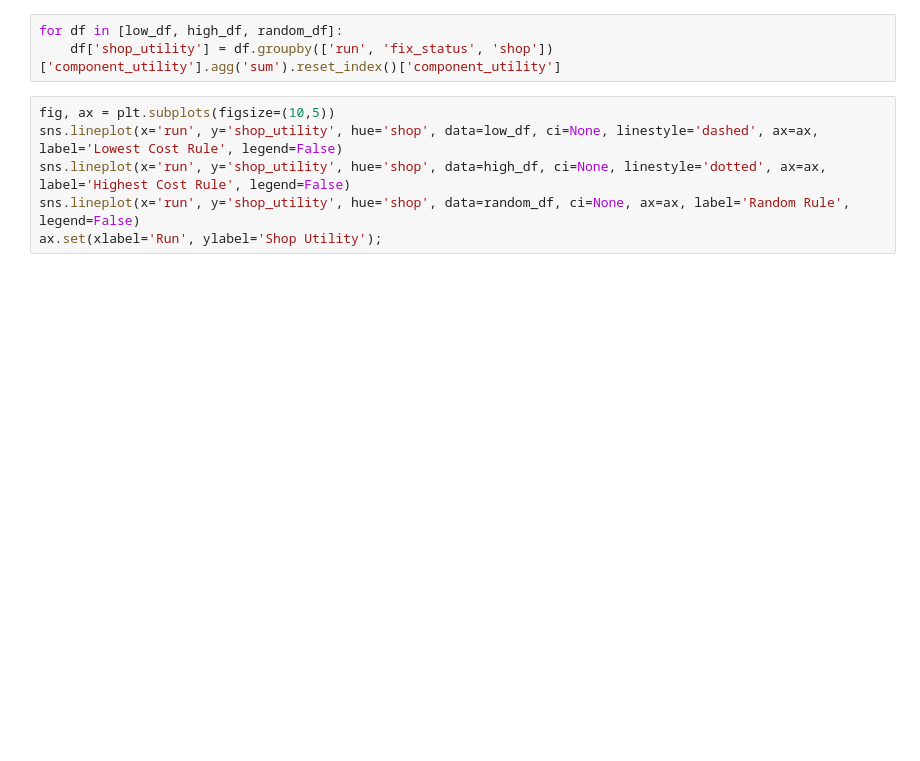
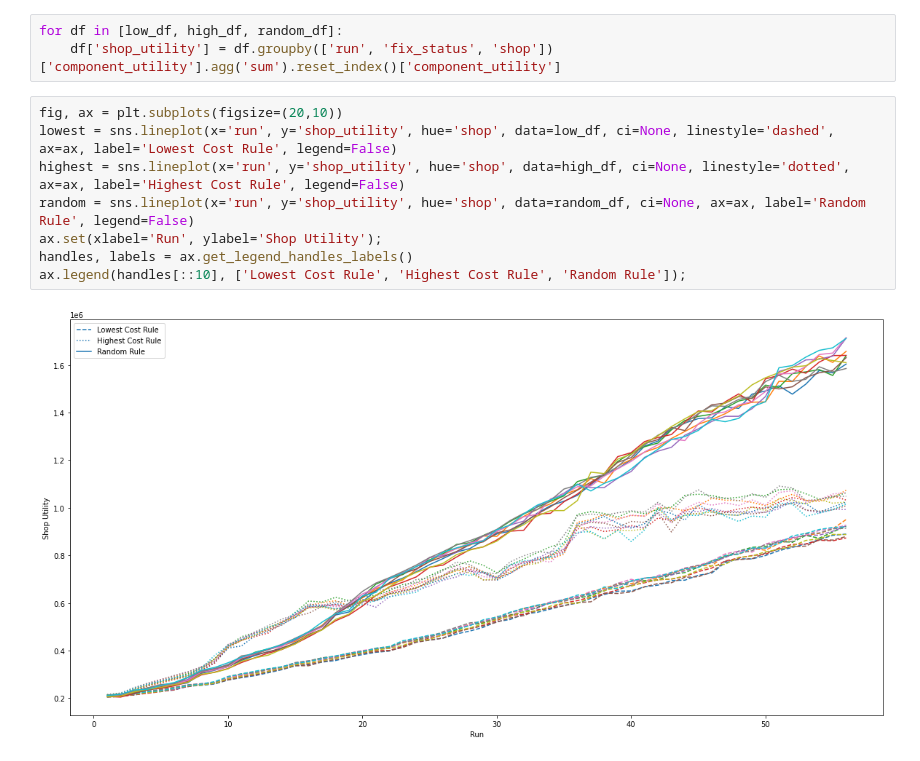
Before and after one commit to Phimanu/MachineLearningControl, a Jupyter notebook: controller/utility_plots.ipynb, the cells around one changed output. Cells and saved outputs as stored; diff of their text form; blank space fills up the shorter version.

```diff
--- a/controller/utility_plots.ipynb
+++ b/controller/utility_plots.ipynb
@@ -38,8 +37,12 @@ ax.set(xlabel='Run', ylabel='System Utility')
 for df in [low_df, high_df, random_df]:
     df['shop_utility'] = df.groupby(['run', 'fix_status', 'shop'])['component_utility'].agg('sum').reset_index()['component_utility']
 # %%
-fig, ax = plt.subplots(figsize=(10,5))
-sns.lineplot(x='run', y='shop_utility', hue='shop', data=low_df, ci=None, linestyle='dashed', ax=ax, label='Lowest Cost Rule', legend=False)
-sns.lineplot(x='run', y='shop_utility', hue='shop', data=high_df, ci=None, linestyle='dotted', ax=ax, label='Highest Cost Rule', legend=False)
-sns.lineplot(x='run', y='shop_utility', hue='shop', data=random_df, ci=None, ax=ax, label='Random Rule', legend=False)
+fig, ax = plt.subplots(figsize=(20,10))
+lowest = sns.lineplot(x='run', y='shop_utility', hue='shop', data=low_df, ci=None, linestyle='dashed', ax=ax, label='Lowest Cost Rule', legend=False)
+highest = sns.lineplot(x='run', y='shop_utility', hue='shop', data=high_df, ci=None, linestyle='dotted', ax=ax, label='Highest Cost Rule', legend=False)
+random = sns.lineplot(x='run', y='shop_utility', hue='shop', data=random_df, ci=None, ax=ax, label='Random Rule', legend=False)
 ax.set(xlabel='Run', ylabel='Shop Utility');
+handles, labels = ax.get_legend_handles_labels()
+ax.legend(handles[::10], ['Lowest Cost Rule', 'Highest Cost Rule', 'Random Rule']);
+# %% [output]
+[figure, added]
```
Also changed, not shown: parts of 1 cell of this notebook, 1 other file.
